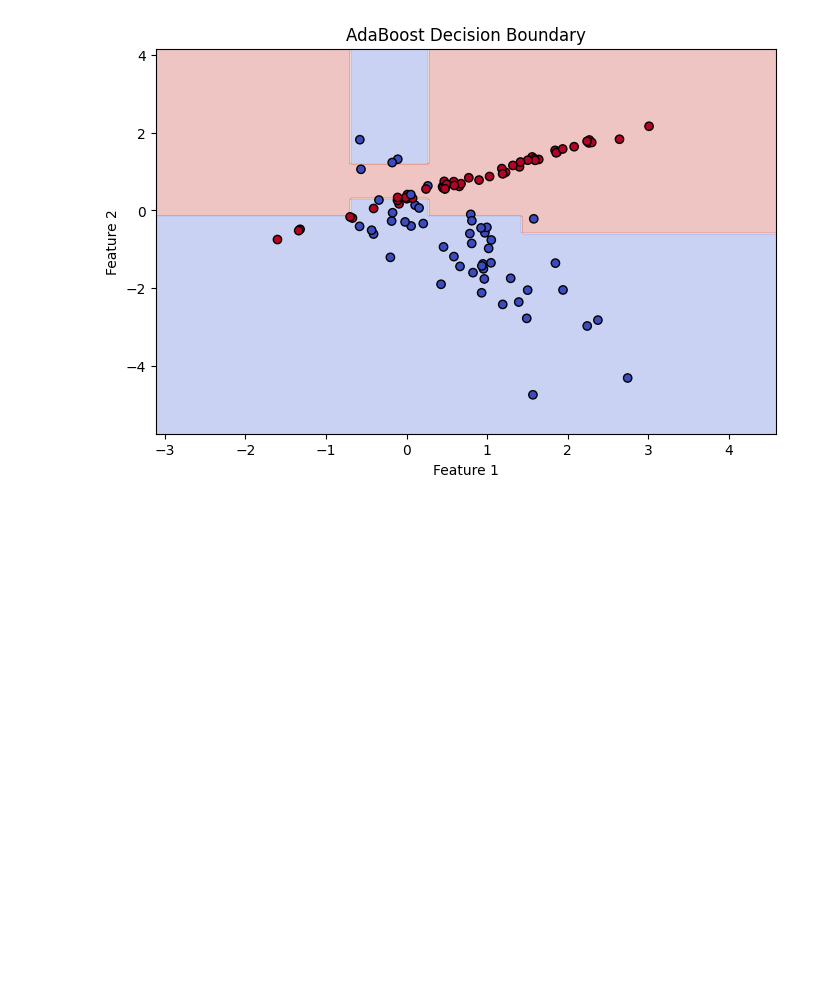
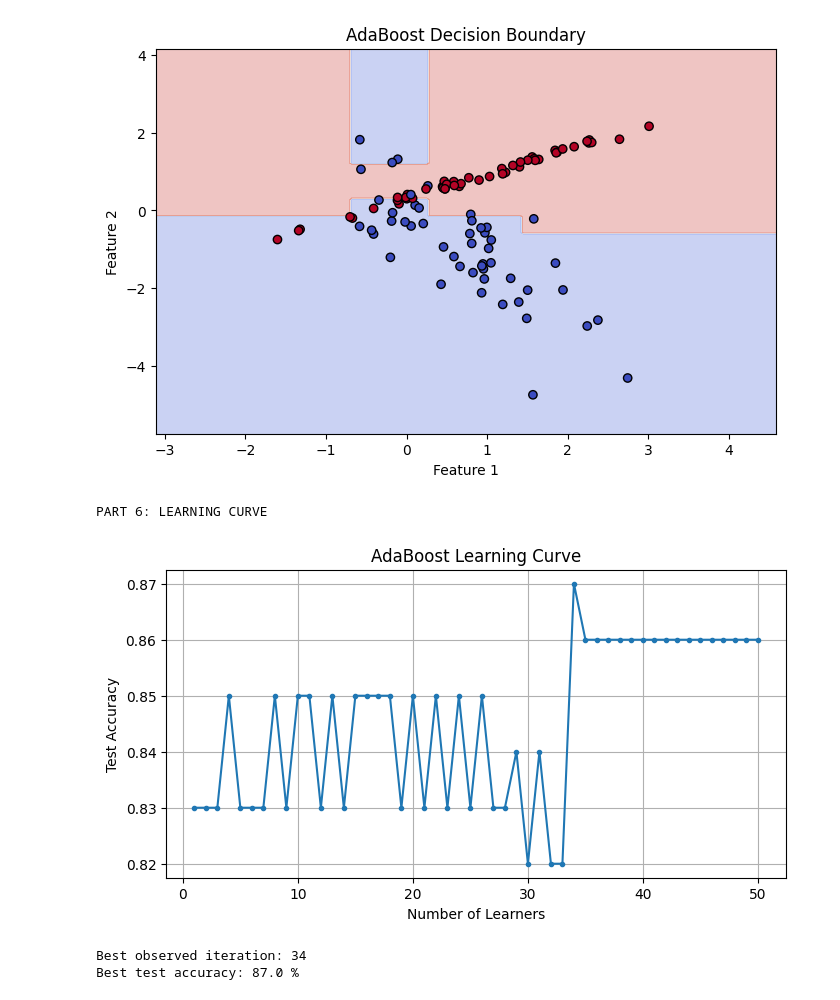
Before and after one commit to shivamkumar359/3rd-SEM-CLASS-CODES, a Jupyter notebook: ML/W6/WEEK_6_PRACTICAL_SESSION_BY_MITHUN_DJ.ipynb, the cells around one changed output. Cells and saved outputs as stored; diff of their text form; code cells hidden in the pictures; blank space fills up the shorter version.

```diff
--- a/ML/W6/WEEK_6_PRACTICAL_SESSION_BY_MITHUN_DJ.ipynb
+++ b/ML/W6/WEEK_6_PRACTICAL_SESSION_BY_MITHUN_DJ.ipynb
@@ -185,6 +185,42 @@ plt.show()
 # %% [output]
 PART 5: DECISION BOUNDARY
 [figure]
+# %%
+# ============================================================
+# PART 6: ACCURACY AFTER EACH BOOSTING ITERATION
+# ============================================================
+
+print("\nPART 6: LEARNING CURVE")
+
+stage_accuracy = []
+
+for prediction in ada_model.staged_predict(X_test):
+    stage_accuracy.append(
+        accuracy_score(y_test, prediction)
+    )
+
+plt.figure(figsize=(8, 4))
+plt.plot(
+    range(1, len(stage_accuracy) + 1),
+    stage_accuracy,
+    marker="."
+)
+plt.xlabel("Number of Learners")
+plt.ylabel("Test Accuracy")
+plt.title("AdaBoost Learning Curve")
+plt.grid(True)
+plt.show()
+
+best_iteration = np.argmax(stage_accuracy) + 1
+
+print("Best observed iteration:", best_iteration)
+print("Best test accuracy:",
+      round(max(stage_accuracy) * 100, 2), "%")
+# %% [output]
+PART 6: LEARNING CURVE
+[figure, added]
+Best observed iteration: 34
+Best test accuracy: 87.0 %
 # %%
 # ============================================================
 # PART 7: INSPECT LEARNER WEIGHTS AND ERRORS
```
Also changed, not shown: parts of 1 cell of this notebook.
